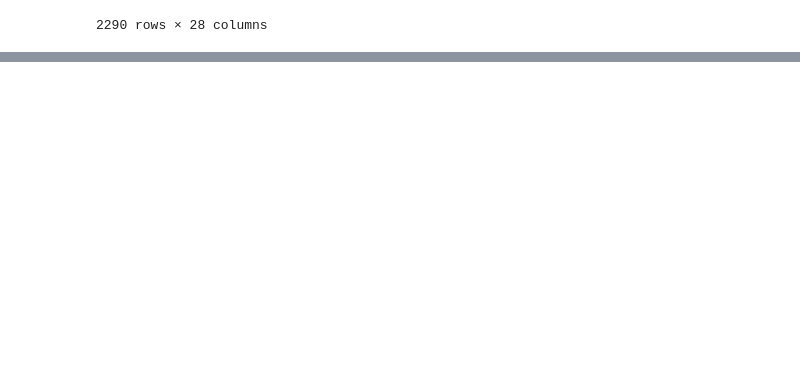
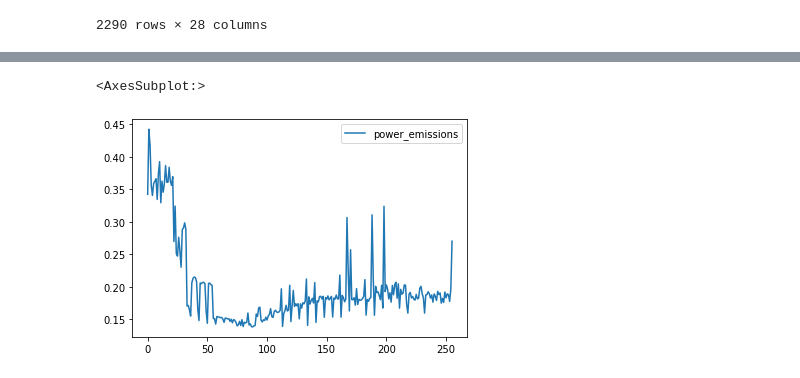
Before and after one commit to gabrieldaos/Eskwelabs-F4SG-C02-Emissions, a Jupyter notebook: C02_Project.ipynb, the cells around one changed output, grey strips where cells are left out. Drawn from its saved outputs; the diff is of its cells as text; code cells hidden in the pictures; blank space fills up the shorter version.

```diff
--- a/C02_Project.ipynb
+++ b/C02_Project.ipynb
@@ -66,0 +197,5 @@ df.to_csv('Cleaned Datasets/merged_c02_movement_attributes.csv', index = False)
+# %%
+sns.lineplot(data = ph_test.iloc[:,[12]])
+# %% [output]
+<AxesSubplot:>
+[figure, added]
```
Also changed, not shown: parts of 29 cells of this notebook, 1 other file.
